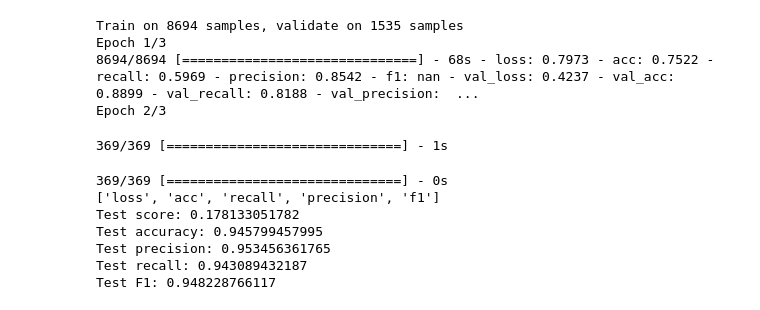
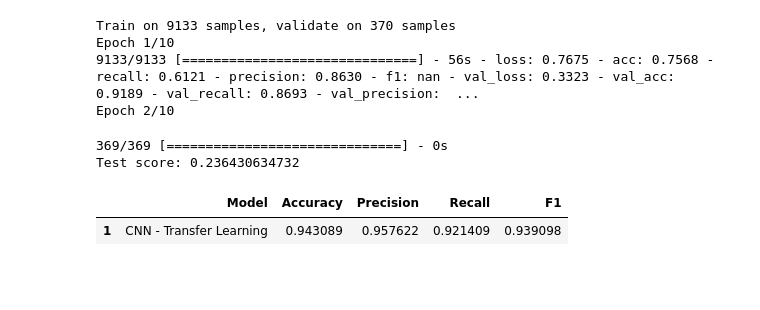
Before and after one commit to DeluxeAlonso/fish-classification, a Jupyter notebook: model.ipynb, the cells around one changed output. Cells and saved outputs as stored; diff of their text form; code cells hidden in the pictures; blank space fills up the shorter version.

Commit message:
Define model

```diff
--- a/model.ipynb
+++ b/model.ipynb
@@ -54,7 +82,7 @@ n_kernels = [128] * n_conv_layers
 mp_sizes = [(2,2) for _ in range(n_conv_layers)]
 
 model = Sequential()
-model.add(BatchNormalization(axis=3, input_shape=data_x.shape[1:]))
+model.add(BatchNormalization(axis=3, input_shape=train_data_x.shape[1:]))
 for i in range(n_conv_layers):
     model.add(Conv2D(n_kernels[i], 3, 3, init='he_uniform', border_mode='same'))
     model.add(BatchNormalization(axis=3))
@@ -85,53 +113,26 @@ Total params: 897,928
 Trainable params: 896,136
 Non-trainable params: 1,792
 _________________________________________________________________
-# %%
-from sklearn.model_selection import train_test_split
-
-data_x = np.asarray(data_x)
-data_y = np.asarray(data_y)
-X_train, X_val, y_train, y_val = train_test_split(data_x, data_y, test_size=0.15, random_state=42)
 # %%
-model.fit(X_train, y_train, batch_size=64, nb_epoch=3,
-          validation_data=(X_val, y_val))
+callbacks = [EarlyStopping(monitor='val_f1', min_delta=0, patience=0, verbose=0, mode='auto')]
+model.fit(X_train, y_train, batch_size=64, nb_epoch=10,
+          validation_data=(X_val, y_val), callbacks=callbacks)
 # %% [output]
-Train on 8694 samples, validate on 1535 samples
-Epoch 1/3
-8694/8694 [==============================] - 68s - loss: 0.7973 - acc: 0.7522 - recall: 0.5969 - precision: 0.8542 - f1: nan - val_loss: 0.4237 - val_acc: 0.8899 - val_recall: 0.8188 - val_precision:  ...
-Epoch 2/3
+Train on 9133 samples, validate on 370 samples
+Epoch 1/10
+9133/9133 [==============================] - 56s - loss: 0.7675 - acc: 0.7568 - recall: 0.6121 - precision: 0.8630 - f1: nan - val_loss: 0.3323 - val_acc: 0.9189 - val_recall: 0.8693 - val_precision:  ...
+Epoch 2/10
-# %%
-from sklearn import metrics
-
-TEST_DATA_FILE = 'data/test_data.h5'
-
-tf = h5py.File(TEST_DATA_FILE, 'r')
-
-t_data_x = tf['x']
-t_data_y = tf['y']
-
-X_test = np.asarray(t_data_x)
-y_test = np.asarray(t_data_y)
-
-preds = model.predict(X_test, batch_size=64, verbose=1)
-# %% [output]
-369/369 [==============================] - 1s
-# %%
-from keras.wrappers.scikit_learn import KerasClassifier
-
-score, acc, recall, precision, f1 = model.evaluate(X_test, y_test, batch_size=64)
-
-print(model.metrics_names)
-
-print('Test score:', score)
-print('Test accuracy:', acc)
-print('Test precision:', precision)
-print('Test recall:', recall)
-print('Test F1:', f1)
-# %% [output]
-369/369 [==============================] - 0s
-['loss', 'acc', 'recall', 'precision', 'f1']
-Test score: 0.178133051782
-Test accuracy: 0.945799457995
-Test precision: 0.953456361765
-Test recall: 0.943089432187
-Test F1: 0.948228766117
+# %%
+score, acc, recall, precision, f1 = model.evaluate(X_test, y_test, batch_size=64)
+
+idx = len(results) + 1
+results.loc[idx] = ['CNN - Transfer Learning', acc, precision, recall, f1]
+
+print('Test score:', score)
+
+results
+# %% [output]
+369/369 [==============================] - 0s
+Test score: 0.236430634732
+|  | Model | Accuracy | Precision | Recall | F1 |
+| 1 | CNN - Transfer Learning | 0.943089 | 0.957622 | 0.921409 | 0.939098 |
```
Also changed, not shown: parts of 9 cells of this notebook, 2 other files.
